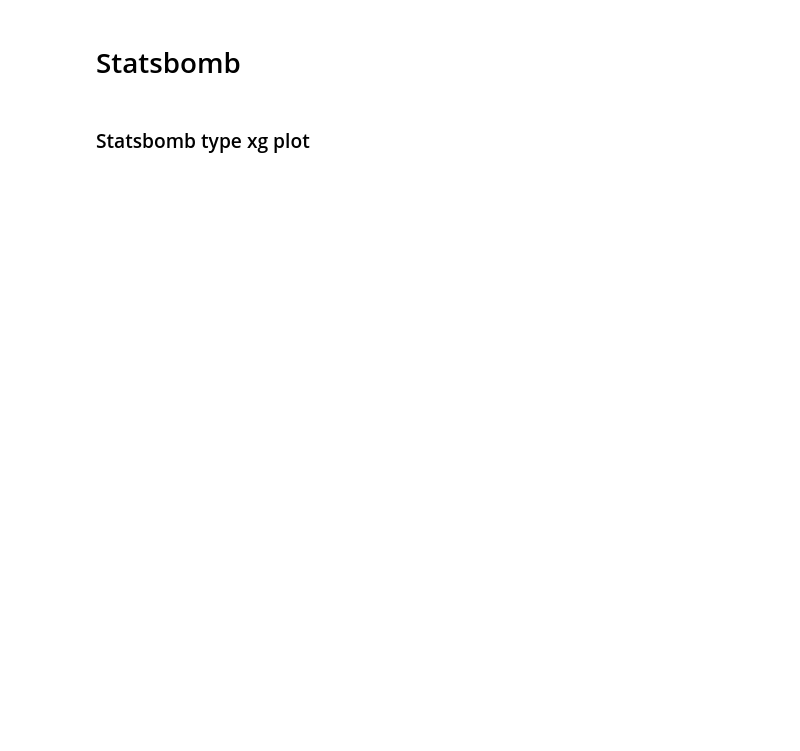
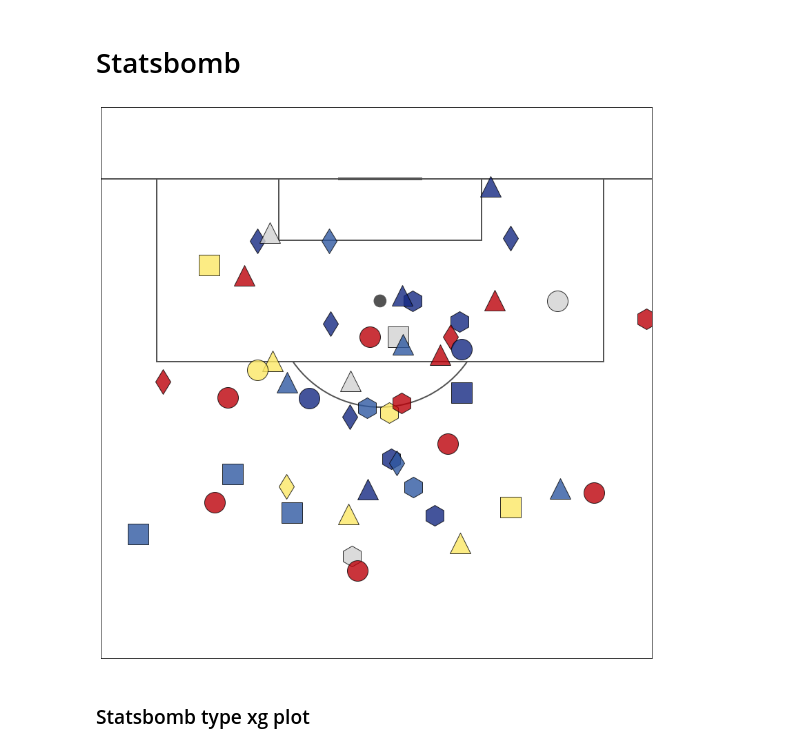
Before and after one commit to andrewRowlinson/mplsoccer, a Jupyter notebook: mplsoccer/demo.ipynb, the cells around one changed output. Cells and saved outputs as stored; diff of their text form; code cells hidden in the pictures; blank space fills up the shorter version.

```diff
--- a/mplsoccer/demo.ipynb
+++ b/mplsoccer/demo.ipynb
@@ -8,6 +8,34 @@ import numpy as np
 x = np.random.gamma(90, 1.1, 50)
 x[x>120] = 110
 y = np.random.normal(loc=40, scale=12, size=50)
+markers = ['s','h','d','^','o']
+marker_type = np.random.choice(markers,size=50)
+colors = ['#152982','#2f59a1','#fce865','#d3d3d3','#bc010a']
+color_type = np.random.choice(colors,50)
+# %%
+figsize = 820/72
+pad = 1/72
+pitch = Pitch(pitch_type='statsbomb',orientation='vertical',view='half',layout=(1,1),pitch_color='white',
+              line_color='#535353',figsize=(figsize,figsize),goal_type='line',axis=True,tight_layout=True,
+              xpad=(-12.51,-13.25),ypad=(-12.82,7.06))
+fig, ax = pitch.draw()
+for i in range(5):
+    marker = markers[i]
+    x_marker = x[marker_type==marker]
+    y_marker = y[marker_type==marker]
+    color_marker = color_type[marker_type==marker]
+    if marker == 'd':
+        markersize = 25
+    else:
+        markersize = 30
+    for color in colors:
+        x_marker_color = x_marker[color_marker==color]
+        y_marker_color = y_marker[color_marker==color]
+        pitch.scatter(x_marker_color,y_marker_color, marker=marker, c=color,markersize=markersize,
+                      markeredgecolor='black',alpha=0.8,linestyle='None',ax_num=0)
+#fig.savefig('statsbomb.png',pad_inches=pad,bbox_inches='tight')
+# %% [output]
+[figure, added]
 # %% [markdown]
 ### Statsbomb type xg plot
 # %%
```
Also changed, not shown: parts of 20 cells of this notebook, 1 other file.
